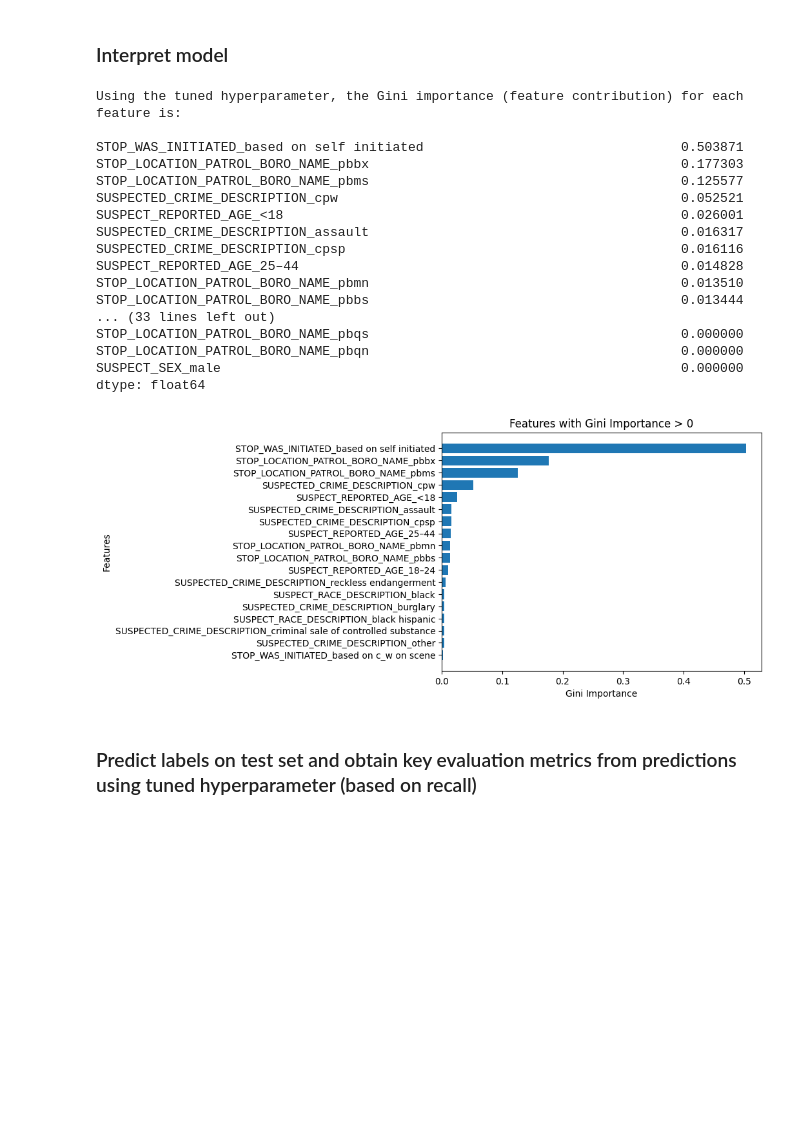
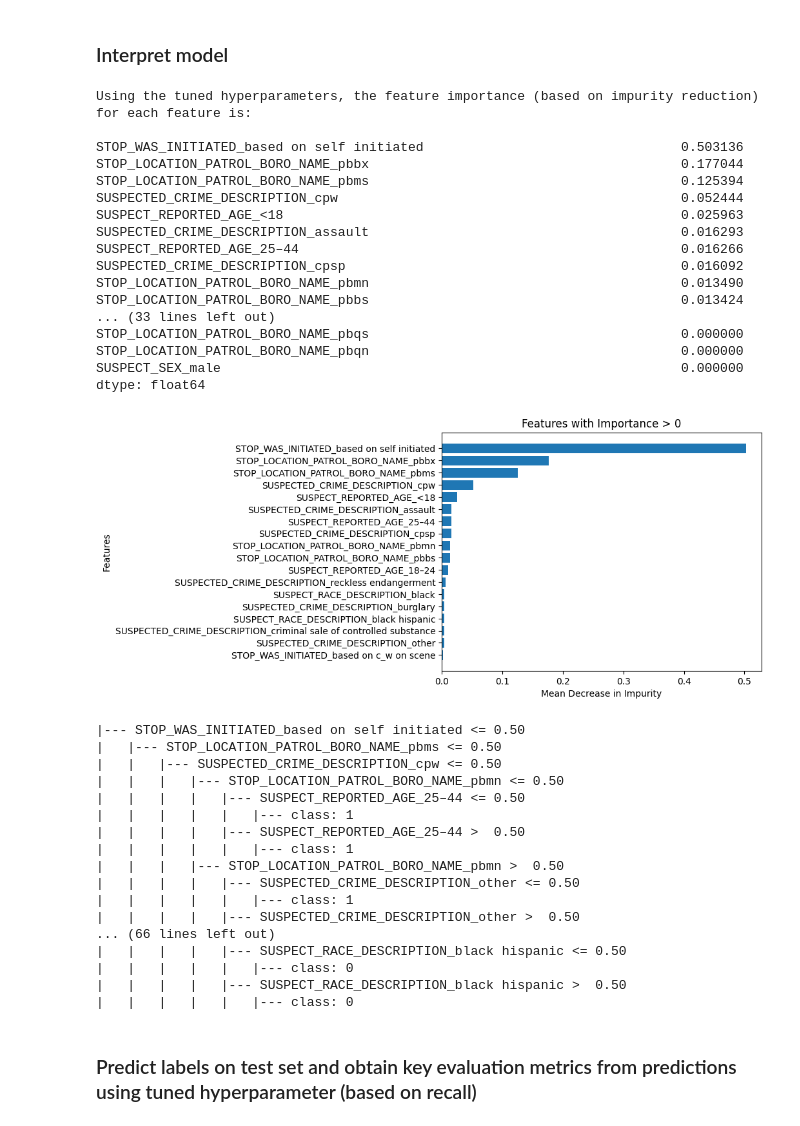
Before and after one commit to amylin1249/nypd-enforcement-gap, a Jupyter notebook: src/train_nonlinear_model.ipynb, the cells around one changed output. Cells and saved outputs as stored; diff of their text form; code cells hidden in the pictures; blank space fills up the shorter version.

```diff
--- a/src/train_nonlinear_model.ipynb
+++ b/src/train_nonlinear_model.ipynb
@@ -50,13 +51,11 @@ dt = DecisionTreeClassifier(class_weight="balanced", random_state=123)
 # Define how data should be split, using a specified seed
 cv_split = KFold(n_splits=5, shuffle=True, random_state=123)
 
-# Define parameter grid for hyperparameter tuning
+#Define parameter grid for hyperparameter tuning
 param_grid_dt = {
-    "max_depth": [3, 5, 7, 10, 20, None],
-    "min_samples_split" : [2, 5, 10],
-    "min_samples_leaf" :[1, 2, 4],
+    "max_depth": [3, 5, 7, 10, 20, 50, None],
     "criterion": ["gini", "entropy"]
-    }
+}
 
 scoring = ["accuracy", "precision", "recall", "f1"]
 
@@ -74,5 +73,5 @@ dt_grid_search = GridSearchCV(
 # Run GridSearchCV
 dt_grid_search.fit(X_train, y_train)
 
-print(f"We evaluated 6 maximum depth values across 5 cross-validation folds, totaling 25 experimental fits. Using recall as our metric, the best hyperparameter was {dt_grid_search.best_params_}, which achieved a score of {dt_grid_search.best_score_:.2f}.")
+print(f"We evaluated 7 maximum depth values and 2 criteria across 5 cross-validation folds, totaling 70 experimental fits. Using recall as our metric, the best hyperparameters were {dt_grid_search.best_params_}, which achieved a score of {dt_grid_search.best_score_:.2f}.")
 # %% [output]
@@ -141,42 +135,62 @@ param_max_depth  mean_test_accuracy  rank_test_accuracy  mean_test_precision  ra
 # %%
 # Obtain the best model using the tuned GridSearchCV hyperparameters
 best_dt_model = dt_grid_search.best_estimator_
 
-# Extract the Gini importances from the best model
+# Extract the feature importances from the best model
 dt_importances = best_dt_model.feature_importances_
 dt_feature_importances = pd.Series(dt_importances, index=X_train.columns)
 
-print("Using the tuned hyperparameter, the Gini importance (feature contribution) for each feature is:")
+print("Using the tuned hyperparameters, the feature importance (based on impurity reduction) for each feature is:")
 print()
 print(dt_feature_importances.sort_values(ascending=False))
 
 dt_plot_df = dt_feature_importances[dt_feature_importances > 0].sort_values(ascending=True)
 
 plt.figure()
 plt.barh(dt_plot_df.index, dt_plot_df.values)
-plt.title("Features with Gini Importance > 0")
-plt.xlabel("Gini Importance")
+plt.title("Features with Importance > 0")
+plt.xlabel("Mean Decrease in Impurity")
 plt.ylabel("Features")
 plt.show()
+
+tree_rules = export_text(best_dt_model, feature_names=list(features))
+print(tree_rules)
 # %% [output]
-Using the tuned hyperparameter, the Gini importance (feature contribution) for each feature is:
+Using the tuned hyperparameters, the feature importance (based on impurity reduction) for each feature is:
 
-STOP_WAS_INITIATED_based on self initiated                                 0.503871
-STOP_LOCATION_PATROL_BORO_NAME_pbbx                                        0.177303
-STOP_LOCATION_PATROL_BORO_NAME_pbms                                        0.125577
-SUSPECTED_CRIME_DESCRIPTION_cpw                                            0.052521
-SUSPECT_REPORTED_AGE_<18                                                   0.026001
-SUSPECTED_CRIME_DESCRIPTION_assault                                        0.016317
-SUSPECTED_CRIME_DESCRIPTION_cpsp                                           0.016116
-SUSPECT_REPORTED_AGE_25–44                                                 0.014828
-STOP_LOCATION_PATROL_BORO_NAME_pbmn                                        0.013510
-STOP_LOCATION_PATROL_BORO_NAME_pbbs                                        0.013444
+STOP_WAS_INITIATED_based on self initiated                                 0.503136
+STOP_LOCATION_PATROL_BORO_NAME_pbbx                                        0.177044
+STOP_LOCATION_PATROL_BORO_NAME_pbms                                        0.125394
+SUSPECTED_CRIME_DESCRIPTION_cpw                                            0.052444
+SUSPECT_REPORTED_AGE_<18                                                   0.025963
+SUSPECTED_CRIME_DESCRIPTION_assault                                        0.016293
+SUSPECT_REPORTED_AGE_25–44                                                 0.016266
+SUSPECTED_CRIME_DESCRIPTION_cpsp                                           0.016092
+STOP_LOCATION_PATROL_BORO_NAME_pbmn                                        0.013490
+STOP_LOCATION_PATROL_BORO_NAME_pbbs                                        0.013424
 ... (33 lines left out)
 STOP_LOCATION_PATROL_BORO_NAME_pbqs                                        0.000000
 STOP_LOCATION_PATROL_BORO_NAME_pbqn                                        0.000000
 SUSPECT_SEX_male                                                           0.000000
 dtype: float64
-[figure, old version]
+[figure, new version]
+|--- STOP_WAS_INITIATED_based on self initiated <= 0.50
+|   |--- STOP_LOCATION_PATROL_BORO_NAME_pbms <= 0.50
+|   |   |--- SUSPECTED_CRIME_DESCRIPTION_cpw <= 0.50
+|   |   |   |--- STOP_LOCATION_PATROL_BORO_NAME_pbmn <= 0.50
+|   |   |   |   |--- SUSPECT_REPORTED_AGE_25–44 <= 0.50
+|   |   |   |   |   |--- class: 1
+|   |   |   |   |--- SUSPECT_REPORTED_AGE_25–44 >  0.50
+|   |   |   |   |   |--- class: 1
+|   |   |   |--- STOP_LOCATION_PATROL_BORO_NAME_pbmn >  0.50
+|   |   |   |   |--- SUSPECTED_CRIME_DESCRIPTION_other <= 0.50
+|   |   |   |   |   |--- class: 1
+|   |   |   |   |--- SUSPECTED_CRIME_DESCRIPTION_other >  0.50
+... (66 lines left out)
+|   |   |   |   |--- SUSPECT_RACE_DESCRIPTION_black hispanic <= 0.50
+|   |   |   |   |   |--- class: 0
+|   |   |   |   |--- SUSPECT_RACE_DESCRIPTION_black hispanic >  0.50
+|   |   |   |   |   |--- class: 0
 # %% [markdown]
 ### Predict labels on test set and obtain key evaluation metrics from predictions using tuned hyperparameter (based on recall)
 # %%
```
Also changed, not shown: parts of 9 cells of this notebook.
